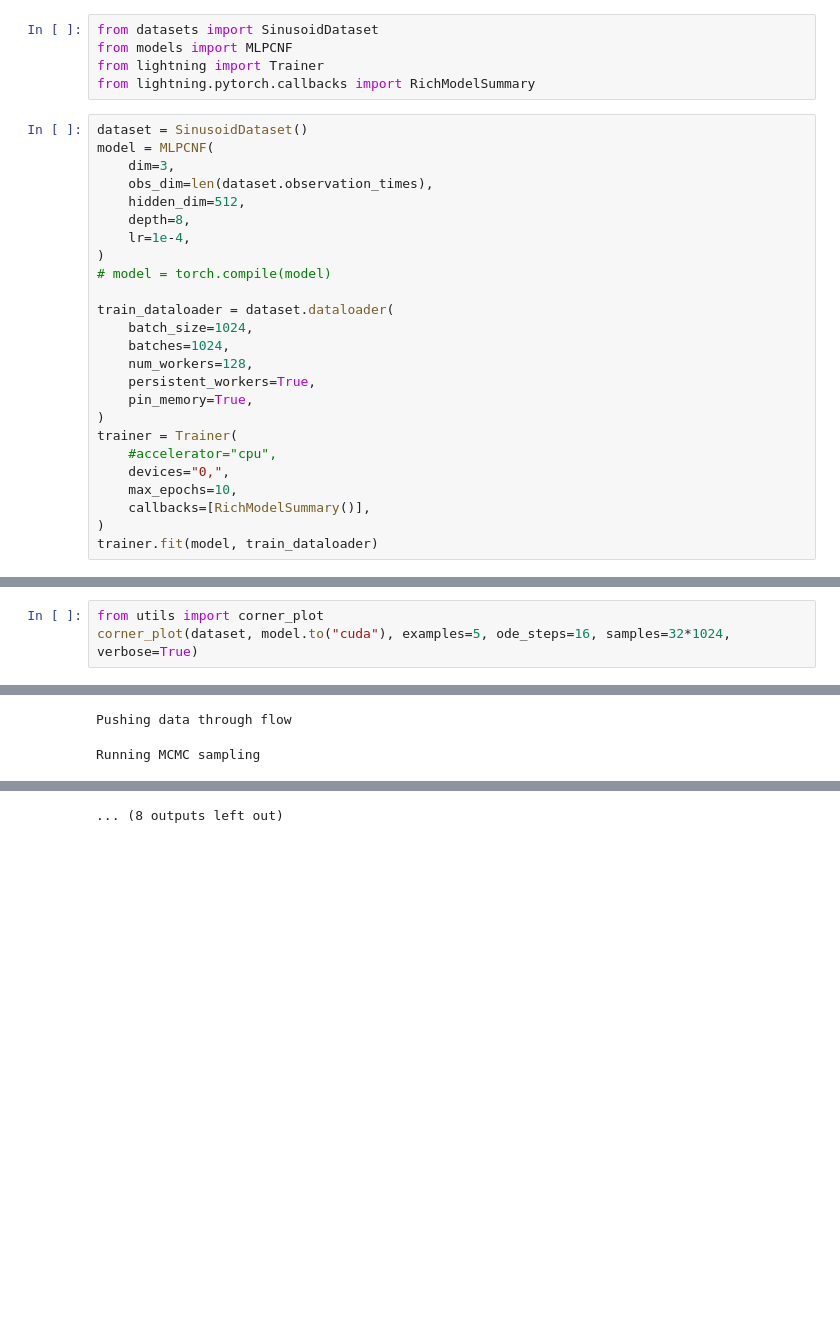
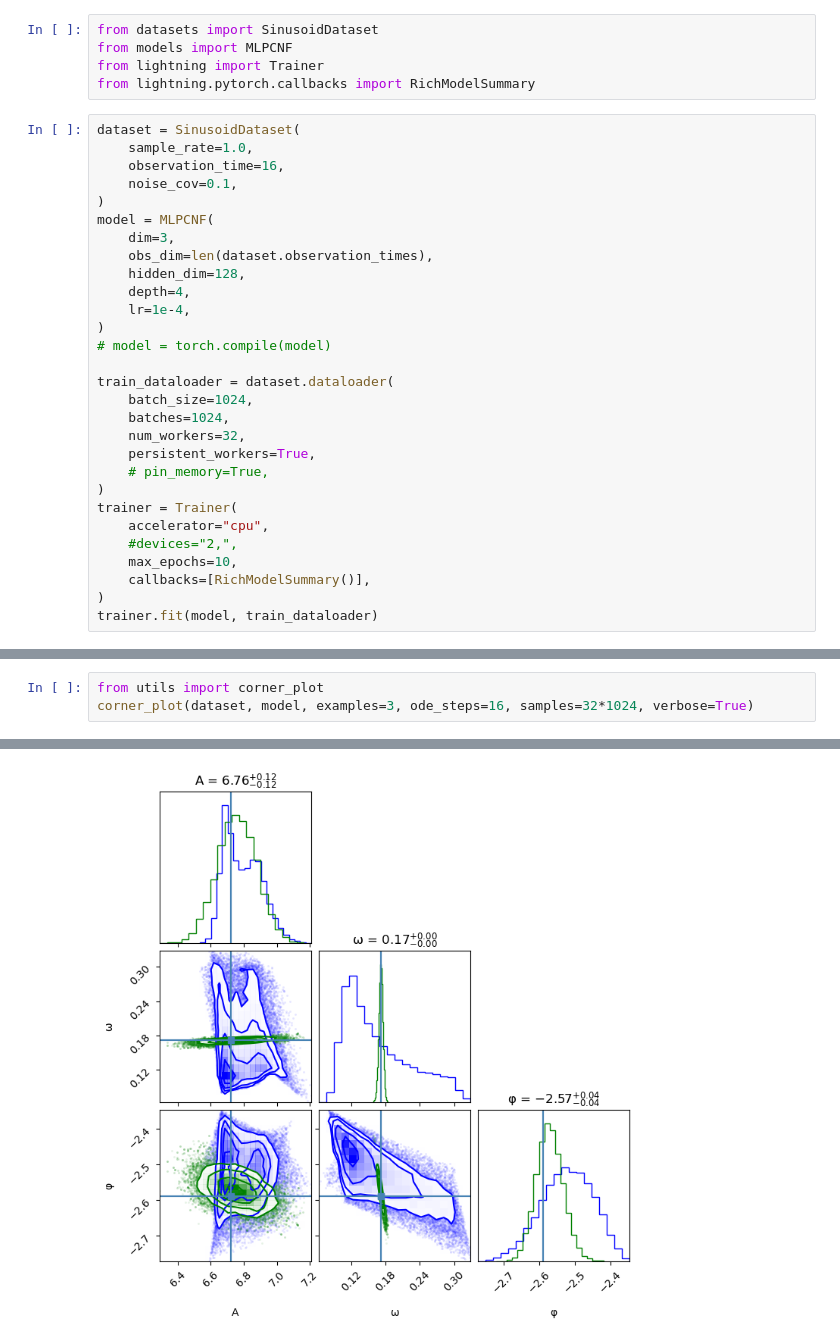
Before and after one commit to davidesartor/CANNA, a Jupyter notebook: Sinusoid.ipynb, the cells around one changed output, grey strips where cells are left out. Saved outputs shown, nothing was run; the diff lists cells and outputs as text; blank space fills up the shorter version.

```diff
--- a/Sinusoid.ipynb
+++ b/Sinusoid.ipynb
@@ -9,12 +4,16 @@ from models import MLPCNF
 from lightning import Trainer
 from lightning.pytorch.callbacks import RichModelSummary
 # %%
-dataset = SinusoidDataset()
+dataset = SinusoidDataset(
+    sample_rate=1.0,
+    observation_time=16,
+    noise_cov=0.1,
+)
 model = MLPCNF(
     dim=3,
     obs_dim=len(dataset.observation_times),
-    hidden_dim=512,
-    depth=8,
+    hidden_dim=128,
+    depth=4,
     lr=1e-4,
 )
 # model = torch.compile(model)
@@ -22,13 +21,13 @@ model = MLPCNF(
 train_dataloader = dataset.dataloader(
     batch_size=1024,
     batches=1024,
-    num_workers=128,
+    num_workers=32,
     persistent_workers=True,
-    pin_memory=True,
+    # pin_memory=True,
 )
 trainer = Trainer(
-    #accelerator="cpu",
-    devices="0,",
+    accelerator="cpu",
+    #devices="2,",
     max_epochs=10,
     callbacks=[RichModelSummary()],
 )
@@ -53,7 +52,7 @@ Total estimated model params size (MB): 7
 `Trainer.fit` stopped: `max_epochs=10` reached.
 # %%
 from utils import corner_plot
-corner_plot(dataset, model.to("cuda"), examples=5, ode_steps=16, samples=32*1024, verbose=True)
+corner_plot(dataset, model, examples=3, ode_steps=16, samples=32*1024, verbose=True)
 # %% [output]
 Pushing data through flow
 Running MCMC sampling
@@ -64,5 +63,3 @@ Finished initial run, burn-in dropped and starting real run
 Pushing data through flow
 Running MCMC sampling
 Finished initial run, burn-in dropped and starting real run
-Pushing data through flow
-Running MCMC sampling
@@ -70 +66 @@ Finished initial run, burn-in dropped and starting real run
-... (8 outputs left out)
+[figure, added]
```
Also changed, not shown: parts of 3 cells of this notebook, 2 other files.
